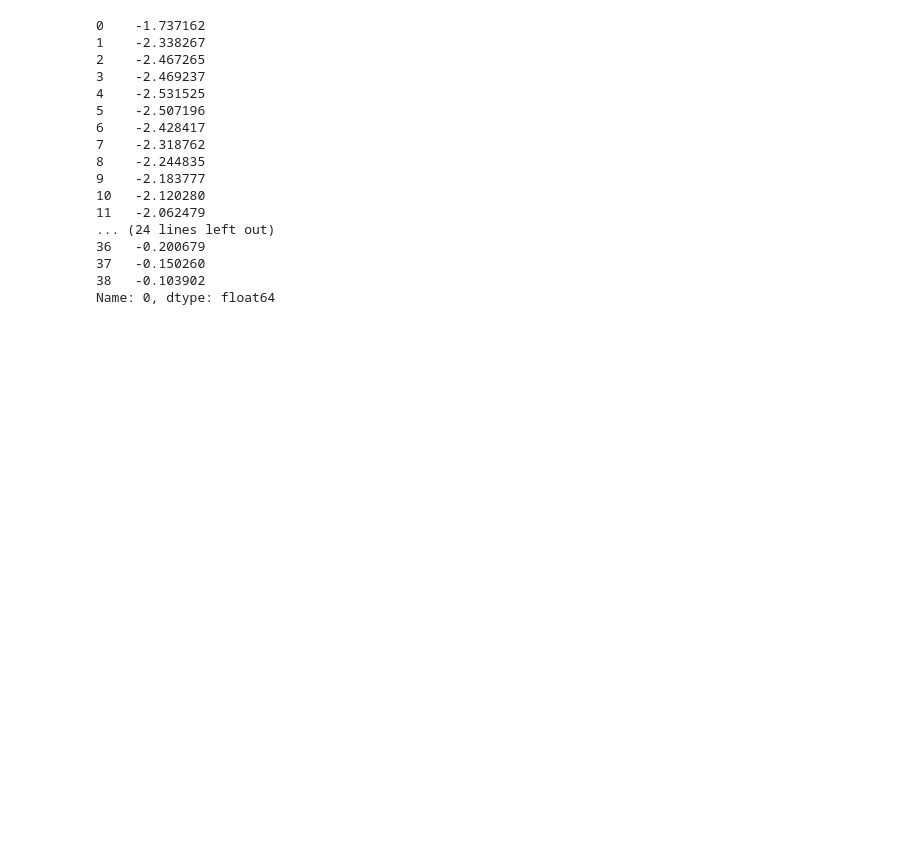
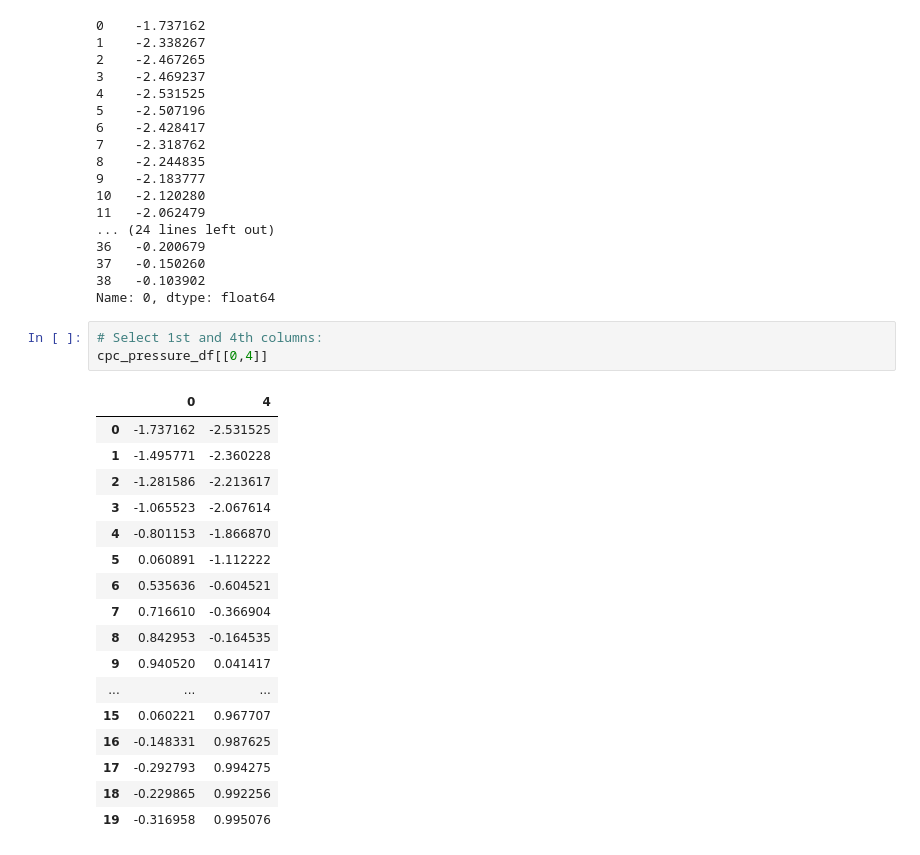
Before and after one commit to bakera81/airfoil-analysis, a Jupyter notebook: airfoil-analysis.ipynb, the cells around one changed output. Saved outputs shown, nothing was run; the diff lists cells and outputs as text; blank space fills up the shorter version.

```diff
--- a/airfoil-analysis.ipynb
+++ b/airfoil-analysis.ipynb
@@ -98,3 +73,24 @@ cpc_pressure_df.iloc[0,:]
 37   -0.150260
 38   -0.103902
 Name: 0, dtype: float64
+# %%
+# Select 1st and 4th columns:
+cpc_pressure_df[[0,4]]
+# %% [output]
+|  | 0 | 4 |
+| 0 | -1.737162 | -2.531525 |
+| 1 | -1.495771 | -2.360228 |
+| 2 | -1.281586 | -2.213617 |
+| 3 | -1.065523 | -2.067614 |
+| 4 | -0.801153 | -1.866870 |
+| 5 | 0.060891 | -1.112222 |
+| 6 | 0.535636 | -0.604521 |
+| 7 | 0.716610 | -0.366904 |
+| 8 | 0.842953 | -0.164535 |
+| 9 | 0.940520 | 0.041417 |
+| ... | ... | ... |
+| 15 | 0.060221 | 0.967707 |
+| 16 | -0.148331 | 0.987625 |
+| 17 | -0.292793 | 0.994275 |
+| 18 | -0.229865 | 0.992256 |
+| 19 | -0.316958 | 0.995076 |
```
Also changed, not shown: parts of 9 cells of this notebook.
